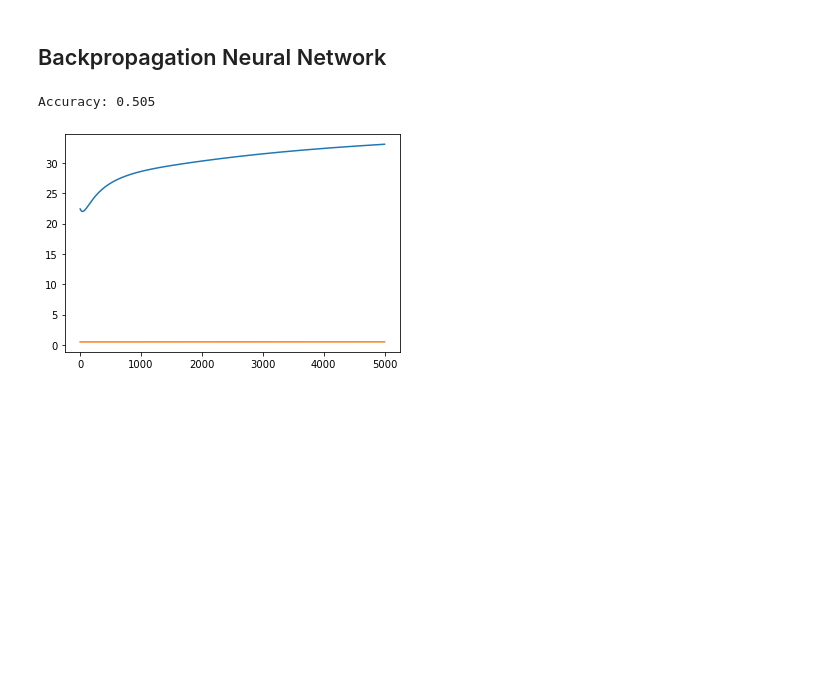
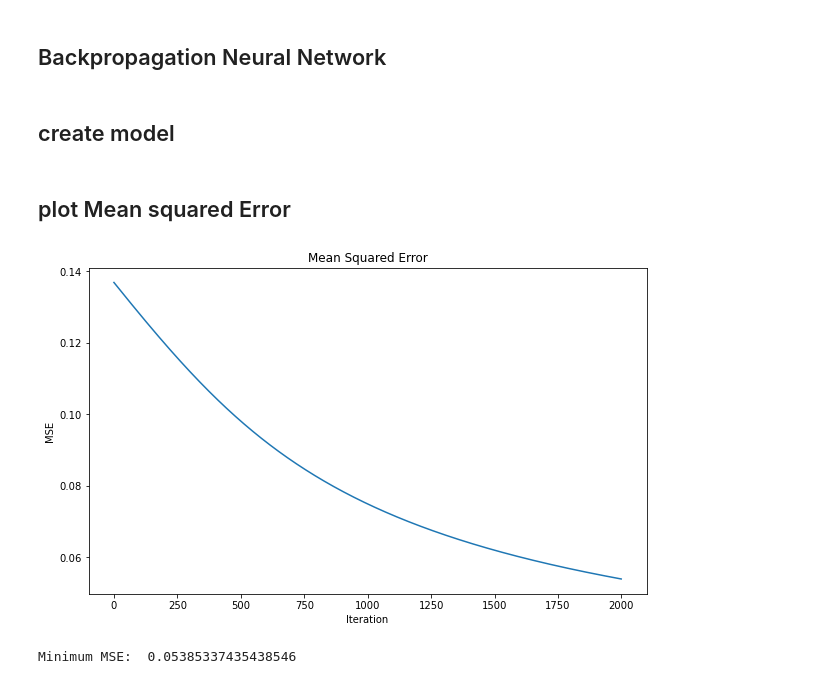
Before and after one commit to abdolazizsalimi/PGU_DataMining_1402, a Jupyter notebook: ex3/ex3.ipynb, the cells around one changed output. Drawn from its saved outputs; the diff is of its cells as text; code cells hidden in the pictures; blank space fills up the shorter version.

```diff
--- a/ex3/ex3.ipynb
+++ b/ex3/ex3.ipynb
@@ -210,16 +212,25 @@ class MLPwithBack:
+# %% [markdown]
+## create model
 # %%
 samples,input_layers = X_train.shape
-hidden_layers = 7
-iterations=5000
+hidden_layers = 8
+iterations=2000
 N = y_train.size
-mlp = MLPwithBack(N=samples, input_size= input_layers , hidden_size= hidden_layers , iterations=iterations)
+learning_rate=0.01
+mlp = MLPwithBack(N=samples, input_size= input_layers , hidden_size= hidden_layers , iterations=iterations , learning_rate = learning_rate)
 mlp.fit(X_train , y_train)
-# %%
-mlp.results.mse.plot()
-mlp.results.accuracy.plot()
-y_pre = mlp.predict(X_test)
-acc = mlp.accuracy(y_pre , y_test)
-print("Accuracy: {}".format(acc))
-# %% [output]
-Accuracy: 0.505
-[figure, removed]
+# %% [markdown]
+## plot Mean squared Error
+# %%
+import matplotlib.pyplot as plt
+
+plt.figure(figsize=(10, 6))  # set figure size
+mlp.results.mse.plot()
+plt.title("Mean Squared Error")
+plt.xlabel("Iteration")
+plt.ylabel("MSE")
+plt.show()
+print('Minimum MSE: ', mlp.results.mse.min())
+# %% [output]
+[figure, added]
+Minimum MSE:  0.05385337435438546
```
Also changed, not shown: parts of 7 cells of this notebook.
